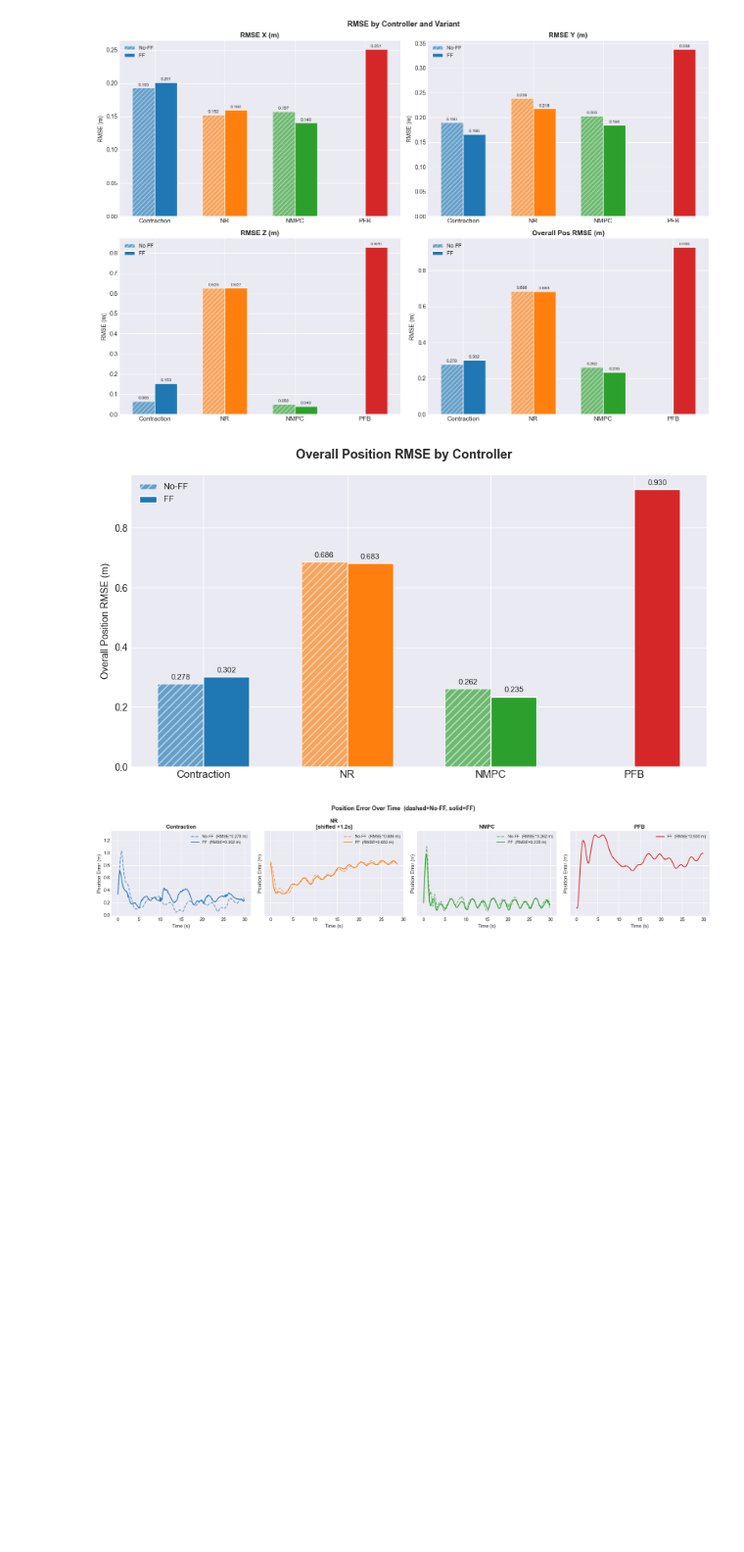
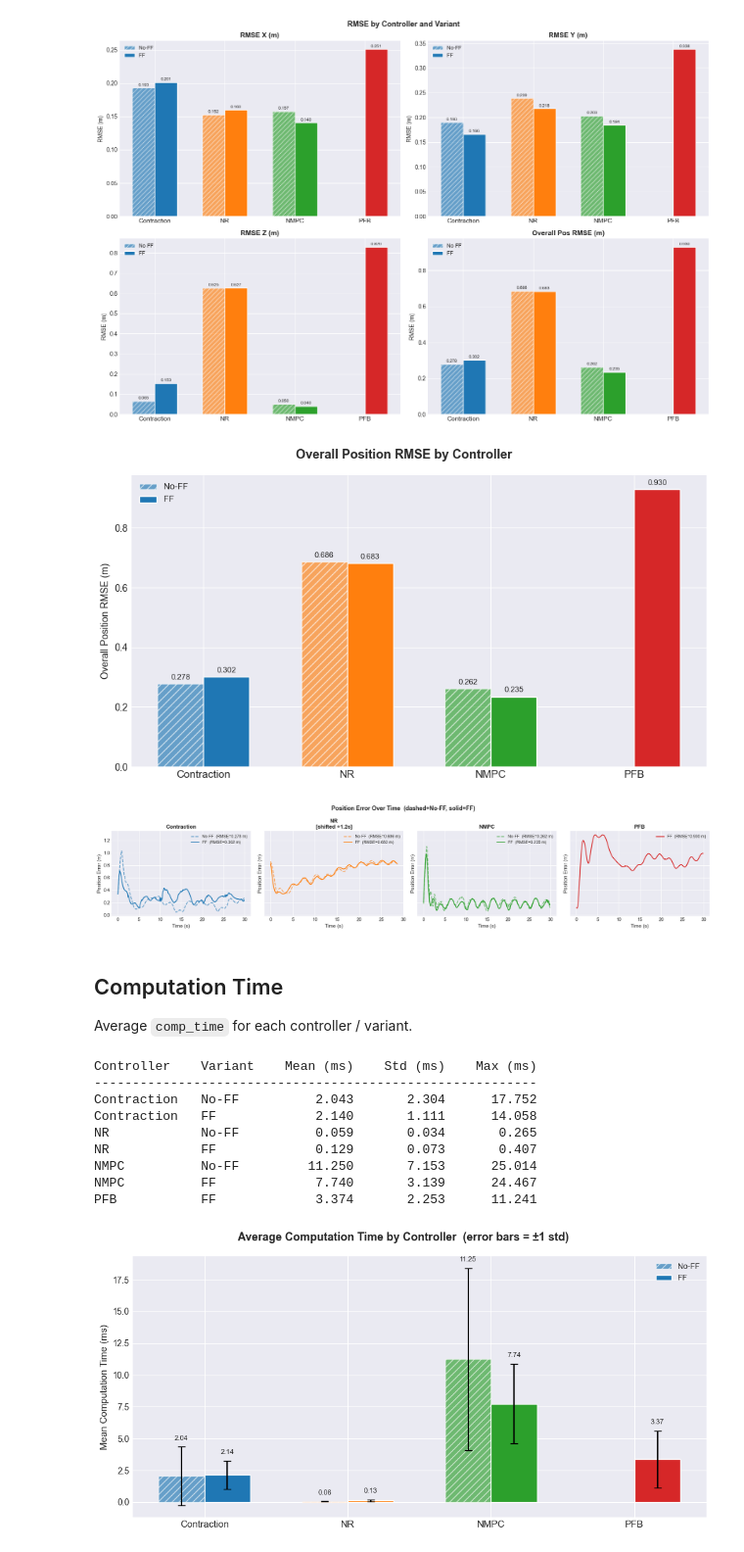
Before and after one commit to evannsm/contraction_controller_px4, a Jupyter notebook: src/data_analysis/Analysis_Fig8Controllers.ipynb, the cells around one changed output. Shown at 98% size. Saved outputs shown, nothing was run; the diff lists cells and outputs as text; code cells hidden in the pictures; blank space fills up the shorter version.

Commit message:
adde time analysis

```diff
--- a/src/data_analysis/Analysis_Fig8Controllers.ipynb
+++ b/src/data_analysis/Analysis_Fig8Controllers.ipynb
@@ -24,8 +24,8 @@ LOGS = [
     (Path('log_files/fig8_comparisons/sim_contraction_figure_eight_ff_thrust_correct.csv'),    'Contraction', 'FF'),
     (Path('log_files/fig8_comparisons/sim_contraction_figure_eight_thrust_correct.csv'), 'Contraction', 'No-FF'),
     (Path('log_files/fig8_comparisons/sim_nr_std_f8_contraction_ff_1x.csv'),              'NR',          'FF'),
-    (Path('log_files/fig8_comparisons/sim_nr_std_f8_contraction_1x.csv'),                 'NR',          'No-FF'),
-    # (Path('log_files/fig8_comparisons/sim_nr_std_f8_contraction_1x_python.csv'), 'NR',        'No-FF'),
+    # (Path('log_files/fig8_comparisons/sim_nr_std_f8_contraction_1x.csv'),                 'NR',          'No-FF'),
+    (Path('log_files/fig8_comparisons/sim_nr_std_f8_contraction_1x_python.csv'), 'NR',        'No-FF'),
     (Path('log_files/fig8_comparisons/sim_nmpc_acados_px4_f8_contraction_ff_1x.csv'),     'NMPC',        'FF'),
     (Path('log_files/fig8_comparisons/sim_nmpc_acados_px4_f8_contraction_1x.csv'),        'NMPC',        'No-FF'),
     (Path('log_files/fig8_comparisons/sim_ff_f8_pfb_ramp1p0s_1x.csv'),                     'PFB',         'FF'),
@@ -345,3 +343,78 @@ plt.show()
 [figure]
 [figure]
 [figure]
+# %% [markdown]
+## Computation Time
+
+Average `comp_time` for each controller / variant.
+# %%
+# --- Computation time table ---
+print(f"{'Controller':<14}{'Variant':<8}{'Mean (ms)':>12}{'Std (ms)':>12}{'Max (ms)':>12}")
+print('-' * 58)
+
+comp_lookup = {}
+for ctrl in CONTROLLERS:
+    for ff in AVAILABLE_VARIANTS[ctrl]:
+        df = data[ctrl][ff]
+        if 'comp_time' not in df.columns:
+            print(f"{ctrl:<14}{ff:<8}{'N/A':>12}")
+            continue
+        ct_ms = df['comp_time'] * 1e3  # assume seconds → ms; if already ms this still plots consistently
+        mean_ct = ct_ms.mean()
+        std_ct  = ct_ms.std()
+        max_ct  = ct_ms.max()
+        comp_lookup[(ctrl, ff)] = (mean_ct, std_ct, max_ct)
+        print(f"{ctrl:<14}{ff:<8}{mean_ct:>12.3f}{std_ct:>12.3f}{max_ct:>12.3f}")
+
+# --- Bar chart ---
+fig, ax = plt.subplots(figsize=(10, 5))
+
+x      = np.arange(len(CONTROLLERS))
+width  = 0.32
+offset = {'No-FF': -width/2, 'FF': width/2}
+
+for ff in FF_VARIANTS:
+    means  = []
+    stds   = []
+    labels = []
+    for ctrl in CONTROLLERS:
+        entry = comp_lookup.get((ctrl, ff))
+        if entry is None:
+            means.append(np.nan)
+            stds.append(0)
+            labels.append('')
+        else:
+            mean_ct, std_ct, _ = entry
+            means.append(mean_ct)
+            stds.append(std_ct)
+            labels.append(f'{mean_ct:.2f}')
+
+    colors = [CTRL_COLOR[c] for c in CONTROLLERS]
+    bars = ax.bar(
+        x + offset[ff], means, width,
+        yerr=stds, capsize=4,
+        color=colors, alpha=FF_ALPHA[ff],
+        hatch=FF_HATCH[ff], edgecolor='white',
+        label=ff
+    )
+    ax.bar_label(bars, labels=labels, fontsize=8, padding=6)
+
+ax.set_xticks(x)
+ax.set_xticklabels(CONTROLLERS, fontsize=11)
+ax.set_ylabel('Mean Computation Time (ms)', fontsize=11)
+ax.legend(fontsize=9)
+fig.suptitle('Average Computation Time by Controller  (error bars = ±1 std)',
+             fontsize=13, fontweight='bold')
+plt.tight_layout()
+plt.show()
+# %% [output]
+Controller    Variant    Mean (ms)    Std (ms)    Max (ms)
+----------------------------------------------------------
+Contraction   No-FF          2.043       2.304      17.752
+Contraction   FF             2.140       1.111      14.058
+NR            No-FF          0.059       0.034       0.265
+NR            FF             0.129       0.073       0.407
+NMPC          No-FF         11.250       7.153      25.014
+NMPC          FF             7.740       3.139      24.467
+PFB           FF             3.374       2.253      11.241
+[figure, added]
```
Also changed, not shown: parts of 2 cells of this notebook, 2 other files.
